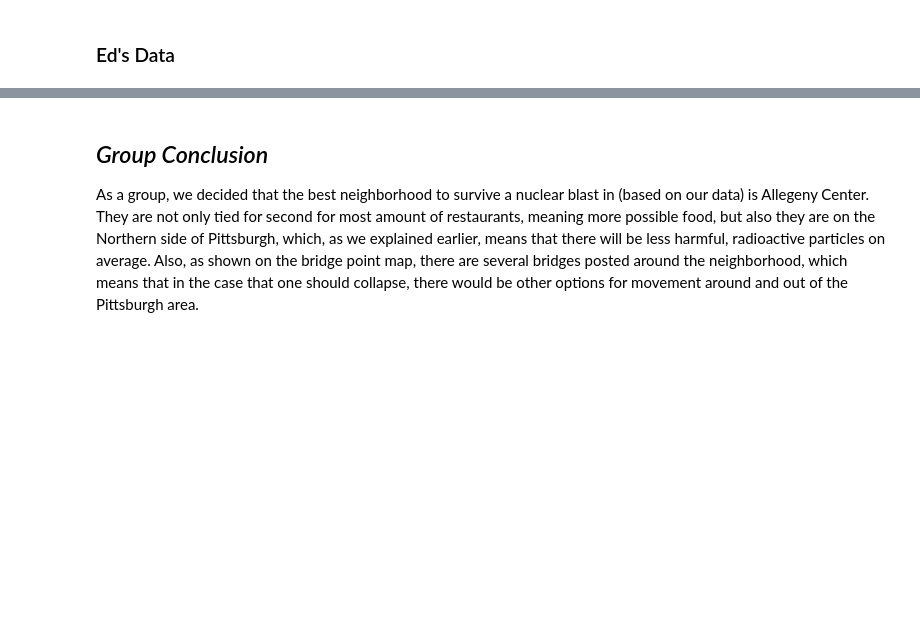
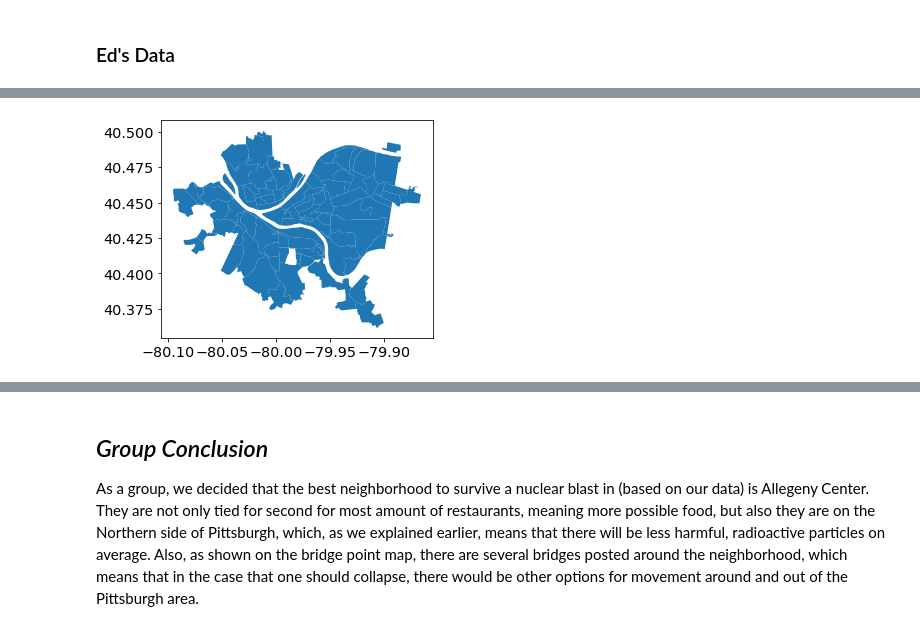
Before and after one commit to Michael1007/CS0010-Final-Project, a Jupyter notebook: final_report_notebook-Copy1.ipynb, the cells around one changed output, grey strips where cells are left out. Saved outputs shown, nothing was run; the diff lists cells and outputs as text; code cells hidden in the pictures; blank space fills up the shorter version.

```diff
--- a/final_report_notebook-Copy1.ipynb
+++ b/final_report_notebook-Copy1.ipynb
@@ -248,0 +257,95 @@ plt.show()
+# %%
+#### read in CSV File
+sm = pd.read_csv("SupermarketsData.csv").dropna(subset=['Lat','Lon'])
+neighborhoods = gpd.read_file("Neighborhoods/Neighborhoods_.shp")
+neighborhoods.plot()
+
+params = {'legend.fontsize': 'x-large',
+          'figure.figsize': (50, 20),
+         'axes.labelsize': 'x-large',
+         'axes.titlesize':'x-large',
+         'xtick.labelsize':'x-large',
+         'ytick.labelsize':'x-large'}
+plt.rcParams.update(params)
+
+#df_geo = gpd.GeoDataFrame(sm, geometry = gpd.points_from_xy(sm.Lat, sm.Lat))
+
+new_dict = { }
+Pittzip = [15212.0, 15201.0, 15233.0, 15210.0, 15220.0, 15216.0, 15219.0, 15213.0, 15224.0, 15226.0, 15227.0, 15222.0, 15232.0, 15217.0, 15211.0, 15206.0]
+
+dict2= {
+       "Allegheny Center":0, "Allegheny West":0, "Allentown":0, "Bankston":0
+        }
+
+for index,row in sm.iterrows():
+    new_key = row['Zip']
+    if(new_key not in Pittzip):
+        continue
+    else:
+        if new_key in new_dict:
+            new_dict[new_key] =  new_dict[new_key] + 1
+        else:
+            new_dict[new_key] = 1
+count = 0;
+for zips in new_dict:
+    if(zips== 15216):
+        dict2["Dormont"]= new_dict[15216]
+        dict2["Beechview"]= new_dict[15216]
+    if(zips== 15212):
+        dict2["Allegheny Center"]= new_dict[15212]
+        dict2["Allegheny West"]= new_dict[15212]
+        dict2["Central Northside"]= new_dict[15212]
+    if(zips== 15210):
+        dict2["Allentown"]= new_dict[15210]
+        dict2["Arlington"] =new_dict[15210]
+        dict2["Arlington Heights"] =new_dict[15210]
+        dict2["St Clair"] = new_dict[15210]
+    if(zips== 15220):
+        dict2["Bankston"] = new_dict[15220]
+        dict2["Bankston"] = new_dict[15220]
+    if(zips== 15219):
+        dict2["Hill District"] = new_dict[15219]
+        dict2["Uptown"]= new_dict[15219]
+    if(zips== 15222):
+        dict2["Downtown"]= new_dict[15222]
+        dict2["Strip District"] = new_dict[15222]
+    if(zips== 15201):
+        dict2["Stanton Heights"]= new_dict[15201]
+        dict2["Lawrenceville"]= new_dict[15201]
+    if(zips== 15211):
+        dict2["Duquesne Heights"]= new_dict[15211]
+        dict2["Mount Washington"]= new_dict[15211]
+    if(zips== 15232):
+        dict2["ShadySide"]= new_dict[15232]
+    if(zips== 15217):
+        dict2["SquirrelHill"]= new_dict[15217]
+    if(zips== 15213):
+        dict2["North Oakland"]= new_dict[15213]
+        dict2["West Oakland"]= new_dict[15213]
+        dict2["Oakland History District"]= new_dict[15213]
+    if(zips== 15224):
+        dict2["Bloomfield"]= new_dict[15224]
+        dict2["Garfield"]= new_dict[15224]
+    if(zips== 15206):
+        dict2["Highland Park"]= new_dict[15206]
+    if(zips== 15233):
+        dict2["Chateau"]= new_dict[15233]
+        dict2["Manchester"]= new_dict[15233]
+    if(zips== 15226):
+        dict2["Brookline"]= new_dict[15226]
+        dict2["West Liberty"]= new_dict[15226]
+    if(zips== 15227):
+        dict2["Brentwood"]= new_dict[15227]
+
+zips = list(dict2.keys())
+values = list(dict2.values())
+fig = plt.figure(figsize= (70,20))
+
+plt.bar(zips, values, color= 'purple', width = 0.5)
+
+plt.xlabel("Neighborhoods", fontsize = 75, color = 'blue')#FOntsize of axis titles and colro changed
+plt.ylabel("Supermarkets", fontsize = 75, color = 'blue')
+plt.title("Supermarkets in Neighborhoods", fontsize = 75, color = 'blue')
+plt.show()
+# %% [output]
+[figure, added]
```
Also changed, not shown: parts of 8 cells of this notebook.
